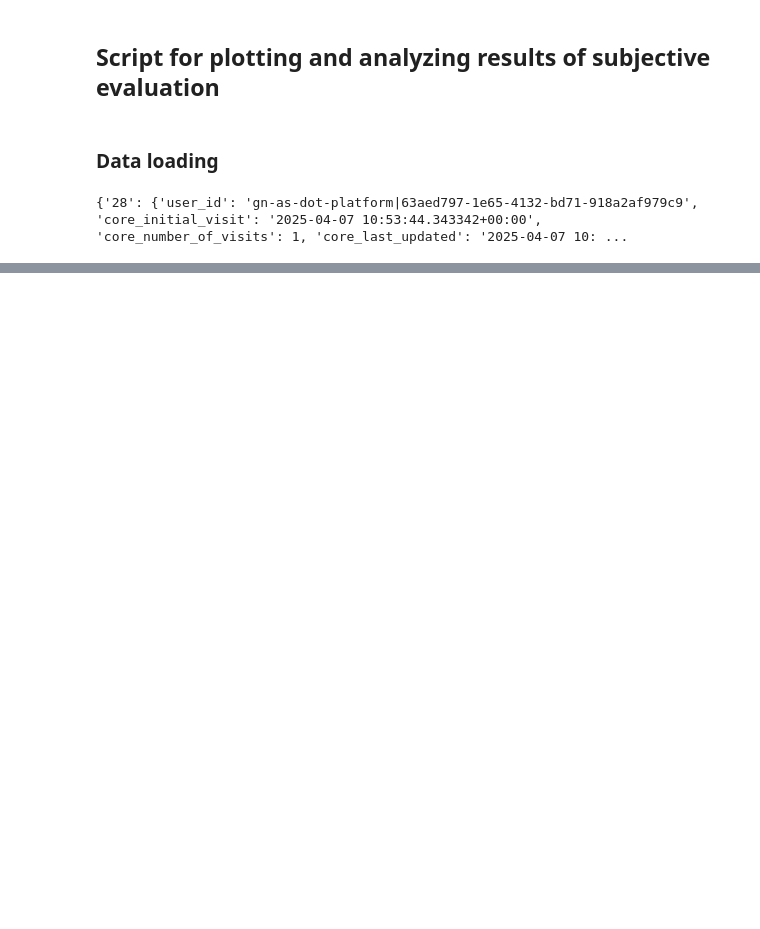
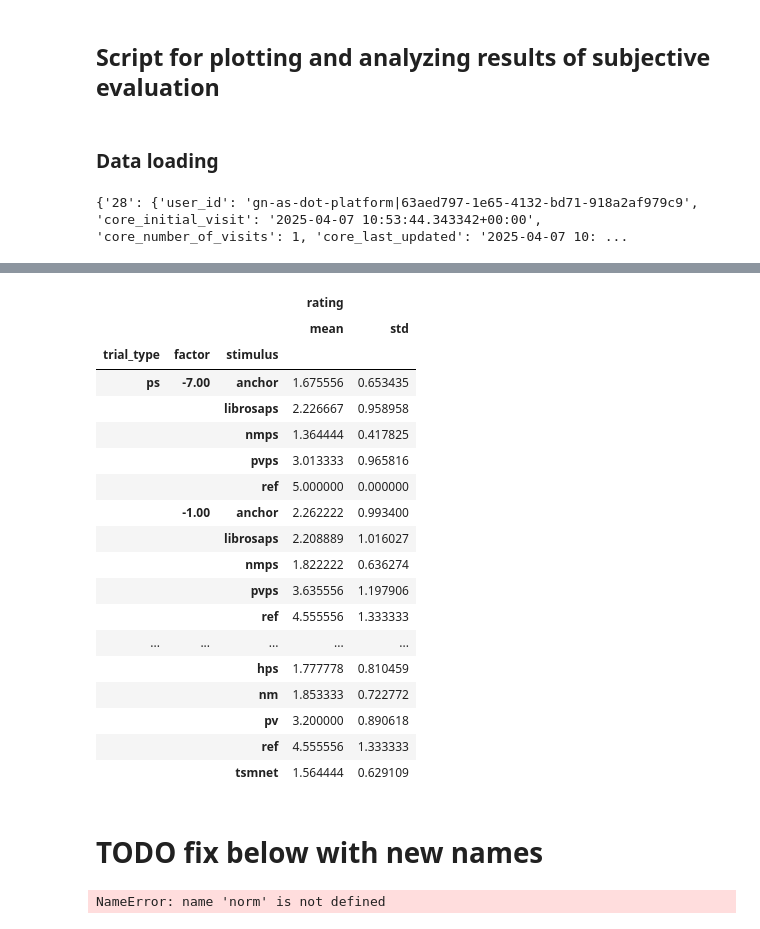
Before and after one commit to mariapolak/SMC10, a Jupyter notebook: plot_subjective_eval.ipynb, the cells around one changed output, grey strips where cells are left out. Saved outputs shown, nothing was run; the diff lists cells and outputs as text; code cells hidden in the pictures; blank space fills up the shorter version.

```diff
--- a/plot_subjective_eval.ipynb
+++ b/plot_subjective_eval.ipynb
@@ -104,22 +83,0 @@ Length of jspsych_data: 23
-# %%
-df = pd.DataFrame({})
-
-for id in data.keys():
-    jsPsychData = data[id]['jspsych_data']
-    length_jspsych_data = len(jsPsychData)
-
-    participant_data = {
-        'UserID': data[id]['user_id'],
-        "early_termination": False,
-        "reason": None,
-    }
-
-    if (length_jspsych_data < 23): # did not finish the experiment
-        last_trial = jsPsychData[-1]
-
-        participant_data["early_termination"] = last_trial['early_termination']
-        participant_data["reason"] = last_trial['reason']
-
-    df = pd.concat([df, pd.DataFrame([participant_data])], ignore_index=True)
-
-df
@@ -186,0 +100,44 @@ for data in data['jspsych_data']:
+# %%
+df_completed = df[df['early_termination'] == False]
+df_completed;
+# %%
+# map rating score from 0-100 to 1-5 MOS scale
+df_mos_scaled = df_completed.copy()
+df_mos_scaled['rating'] = df_mos_scaled['rating'].map(lambda x: (x/100)*4+1)
+df_mos_scaled;
+# %%
+df_short = df_mos_scaled[['trial_type', 'factor', 'stimulus', 'rating']]
+df_grouped = df_short.groupby(['trial_type', 'factor', 'stimulus']).agg(['mean', 'std'])
+df_grouped;
+# %% [output]
+|  |  |  | rating |  |
+|  |  |  | mean | std |
+| trial_type | factor | stimulus |  |  |
+| ps | -7.00 | anchor | 1.675556 | 0.653435 |
+|  |  | librosaps | 2.226667 | 0.958958 |
+|  |  | nmps | 1.364444 | 0.417825 |
+|  |  | pvps | 3.013333 | 0.965816 |
+|  |  | ref | 5.000000 | 0.000000 |
+|  | -1.00 | anchor | 2.262222 | 0.993400 |
+|  |  | librosaps | 2.208889 | 1.016027 |
+|  |  | nmps | 1.822222 | 0.636274 |
+|  |  | pvps | 3.635556 | 1.197906 |
+|  |  | ref | 4.555556 | 1.333333 |
+| ... | ... | ... | ... | ... |
+|  |  | hps | 1.777778 | 0.810459 |
+|  |  | nm | 1.853333 | 0.722772 |
+|  |  | pv | 3.200000 | 0.890618 |
+|  |  | ref | 4.555556 | 1.333333 |
+|  |  | tsmnet | 1.564444 | 0.629109 |
+# %% [markdown]
+# TODO fix below with new names
+# %%
+# calculate confidence intervals
+confidence_level = 0.95
+z_score = norm.ppf(1 - (1 - confidence_level) / 2)
+
+df_grouped['rating_score', 'ci'] = z_score * (df_grouped['rating_score', 'std'] / np.sqrt(df_grouped['rating_score', 'std'].count()))
+
+df_grouped
+# %% [output]
+NameError: name 'norm' is not defined
```
Also changed, not shown: parts of 11 cells of this notebook.
